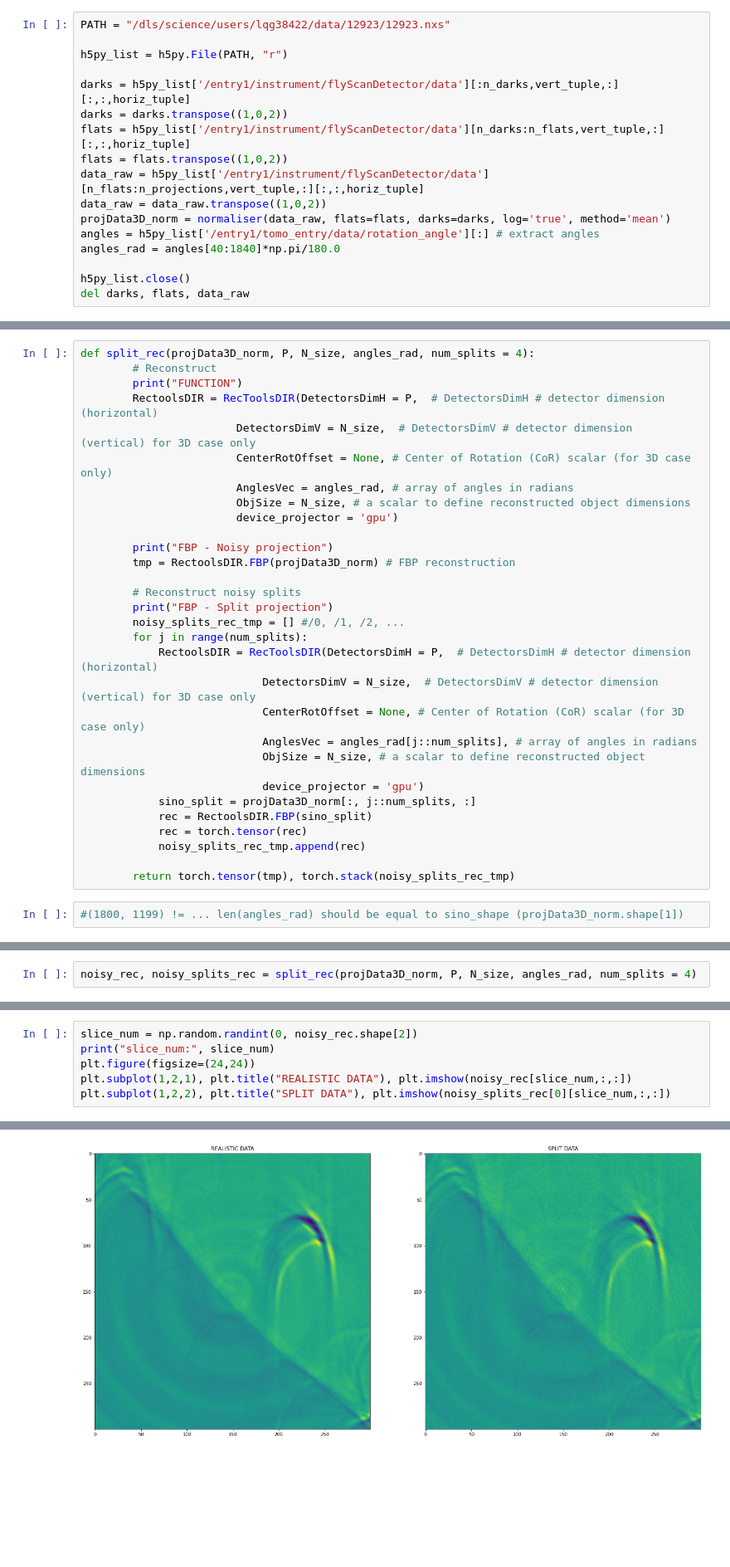
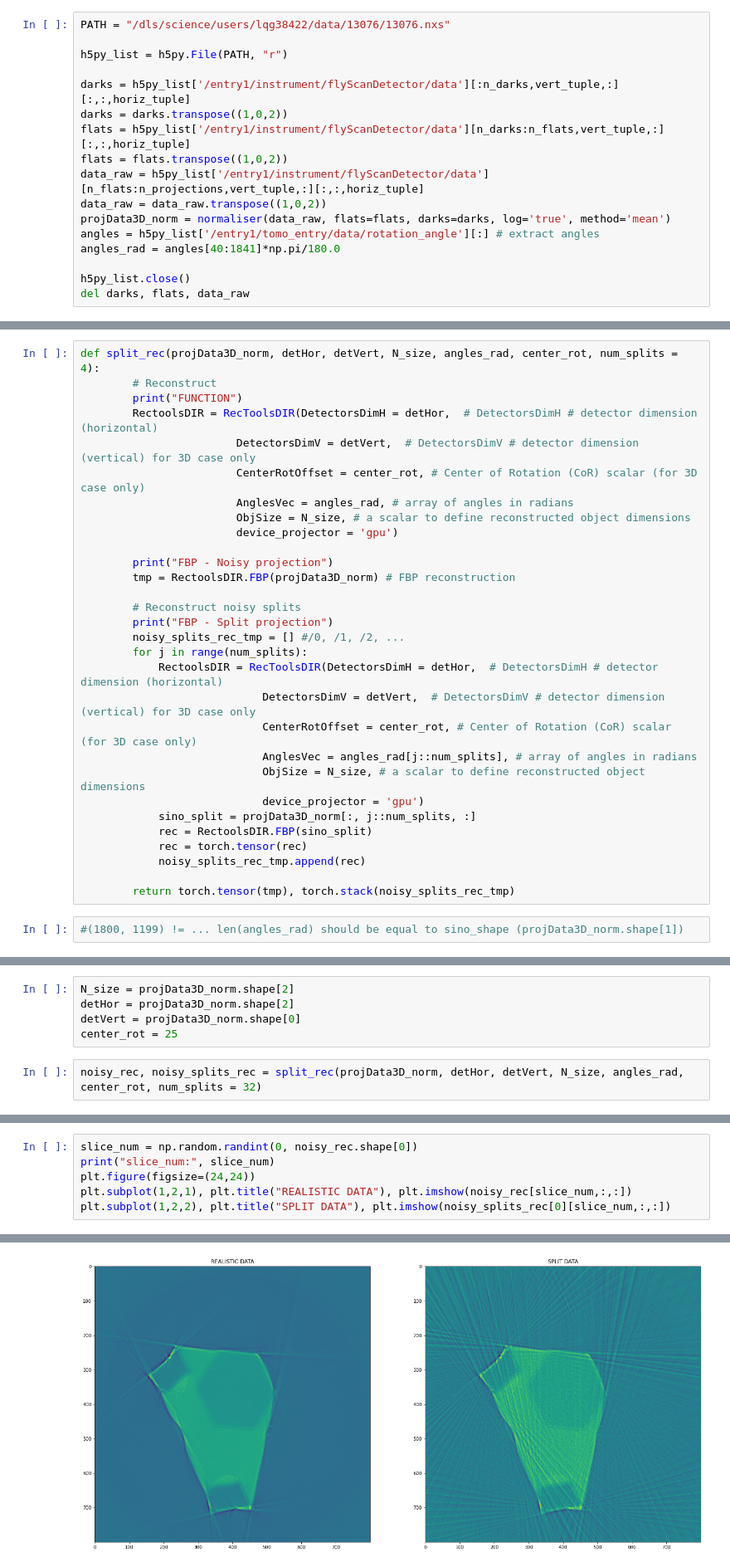
Before and after one commit to dkazanc/ToMoBAR, a Jupyter notebook: Demos/Python/DeepLearning/DemoN2I_RealData.ipynb, the cells around one changed output, grey strips where cells are left out. Shown at 83% size. Drawn from its saved outputs; the diff is of its cells as text; blank space fills up the shorter version.

```diff
--- a/Demos/Python/DeepLearning/DemoN2I_RealData.ipynb
+++ b/Demos/Python/DeepLearning/DemoN2I_RealData.ipynb
@@ -22,6 +48,6 @@ horiz_tuple = [i for i in range(300,900)]
 # Angles = (1841)
 # %%
-PATH = "/dls/science/users/lqg38422/data/12923/12923.nxs"
+PATH = "/dls/science/users/lqg38422/data/13076/13076.nxs"
 
 h5py_list = h5py.File(PATH, "r")
 
@@ -33,7 +59,7 @@ data_raw = h5py_list['/entry1/instrument/flyScanDetector/data'][n_flats:n_projec
 data_raw = data_raw.transpose((1,0,2))
 projData3D_norm = normaliser(data_raw, flats=flats, darks=darks, log='true', method='mean')
 angles = h5py_list['/entry1/tomo_entry/data/rotation_angle'][:] # extract angles
-angles_rad = angles[40:1840]*np.pi/180.0
+angles_rad = angles[40:1841]*np.pi/180.0
 
 h5py_list.close()
 del darks, flats, data_raw
@@ -49,10 +71,10 @@ plt.imshow(projData3D_norm[:,150,:])
 # %%
-def split_rec(projData3D_norm, P, N_size, angles_rad, num_splits = 4):
+def split_rec(projData3D_norm, detHor, detVert, N_size, angles_rad, center_rot, num_splits = 4):
         # Reconstruct
         print("FUNCTION")
-        RectoolsDIR = RecToolsDIR(DetectorsDimH = P,  # DetectorsDimH # detector dimension (horizontal)
-                        DetectorsDimV = N_size,  # DetectorsDimV # detector dimension (vertical) for 3D case only
-                        CenterRotOffset = None, # Center of Rotation (CoR) scalar (for 3D case only)
+        RectoolsDIR = RecToolsDIR(DetectorsDimH = detHor,  # DetectorsDimH # detector dimension (horizontal)
+                        DetectorsDimV = detVert,  # DetectorsDimV # detector dimension (vertical) for 3D case only
+                        CenterRotOffset = center_rot, # Center of Rotation (CoR) scalar (for 3D case only)
                         AnglesVec = angles_rad, # array of angles in radians
                         ObjSize = N_size, # a scalar to define reconstructed object dimensions
                         device_projector = 'gpu')
@@ -64,9 +86,9 @@ def split_rec(projData3D_norm, P, N_size, angles_rad, num_splits = 4):
         print("FBP - Split projection")
         noisy_splits_rec_tmp = [] #/0, /1, /2, ...
         for j in range(num_splits):
-            RectoolsDIR = RecToolsDIR(DetectorsDimH = P,  # DetectorsDimH # detector dimension (horizontal)
-                            DetectorsDimV = N_size,  # DetectorsDimV # detector dimension (vertical) for 3D case only
-                            CenterRotOffset = None, # Center of Rotation (CoR) scalar (for 3D case only)
+            RectoolsDIR = RecToolsDIR(DetectorsDimH = detHor,  # DetectorsDimH # detector dimension (horizontal)
+                            DetectorsDimV = detVert,  # DetectorsDimV # detector dimension (vertical) for 3D case only
+                            CenterRotOffset = center_rot, # Center of Rotation (CoR) scalar (for 3D case only)
                             AnglesVec = angles_rad[j::num_splits], # array of angles in radians
                             ObjSize = N_size, # a scalar to define reconstructed object dimensions
                             device_projector = 'gpu')
@@ -84,5 +103,10 @@ P = projData3D_norm[2]
+# %%
+N_size = projData3D_norm.shape[2]
+detHor = projData3D_norm.shape[2]
+detVert = projData3D_norm.shape[0]
+center_rot = 25
 # %%
-noisy_rec, noisy_splits_rec = split_rec(projData3D_norm, P, N_size, angles_rad, num_splits = 4)
+noisy_rec, noisy_splits_rec = split_rec(projData3D_norm, detHor, detVert, N_size, angles_rad, center_rot, num_splits = 32)
 # %% [output]
 FUNCTION
 FBP - Noisy projection
@@ -90,5 +114,5 @@ Exception: Unable to initialize Projector2D.
 # %%
-slice_num = np.random.randint(0, noisy_rec.shape[2])
+slice_num = np.random.randint(0, noisy_rec.shape[0])
 print("slice_num:", slice_num)
 plt.figure(figsize=(24,24))
 plt.subplot(1,2,1), plt.title("REALISTIC DATA"), plt.imshow(noisy_rec[slice_num,:,:])
@@ -98,4 +122,4 @@ slice_num: 44
 (<AxesSubplot:title={'center':'SPLIT DATA'}>,
  Text(0.5, 1.0, 'SPLIT DATA'),
  <matplotlib.image.AxesImage at 0x...>)
-[figure, old version]
+[figure, new version]
```
Also changed, not shown: parts of 13 cells of this notebook.
